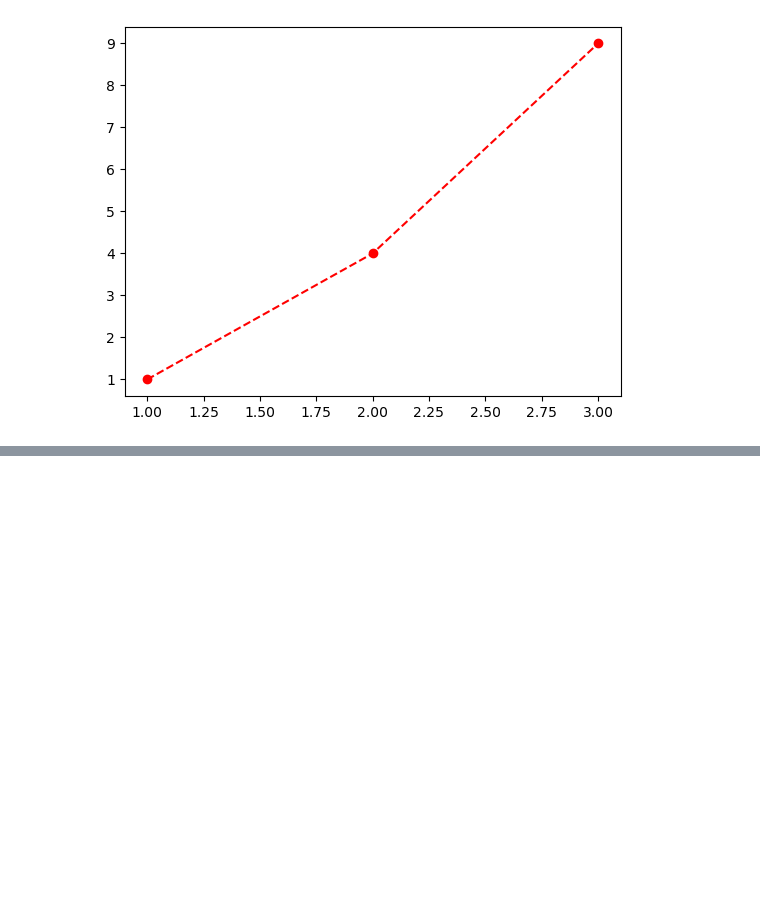
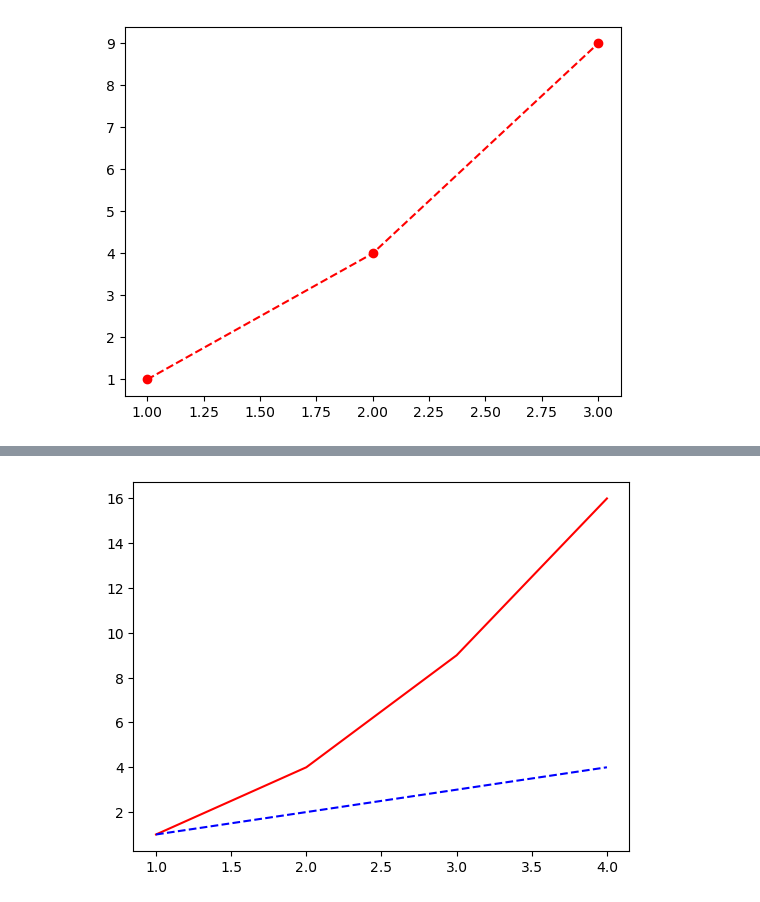
Before and after one commit to duxai-project/ai-engineering-playbook, a Jupyter notebook: python/code/03_matplotlib/matplotlib.ipynb, the cells around one changed output, grey strips where cells are left out. Cells and saved outputs as stored; diff of their text form; code cells hidden in the pictures; blank space fills up the shorter version.

```diff
--- a/python/code/03_matplotlib/matplotlib.ipynb
+++ b/python/code/03_matplotlib/matplotlib.ipynb
@@ -30,0 +39,9 @@ plt.show()
+# %%
+x = [1, 2, 3, 4]
+y1 = [1, 4, 9, 16]
+y2 = [1, 2, 3, 4]
+plt.plot(x, y1, 'r-', x, y2, 'b--')
+plt.savefig("../../img/03_matplotlib/06.png", dpi=300, bbox_inches="tight")
+plt.show()
+# %% [output]
+[figure, added]
```
Also changed, not shown: parts of 3 cells of this notebook, 8 other files.
